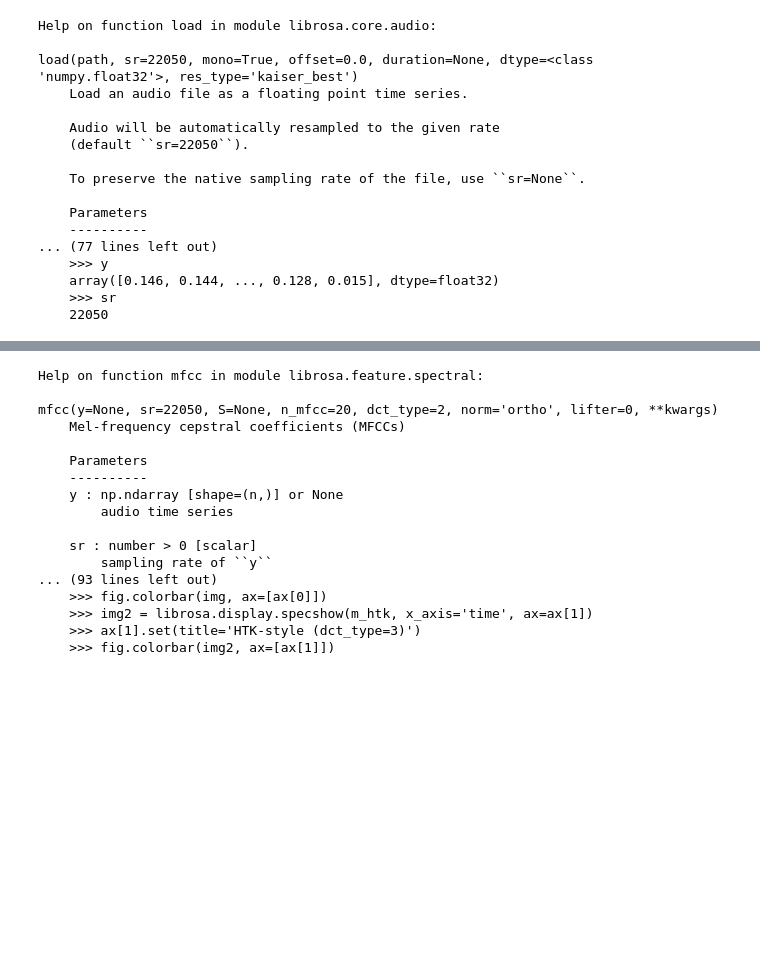
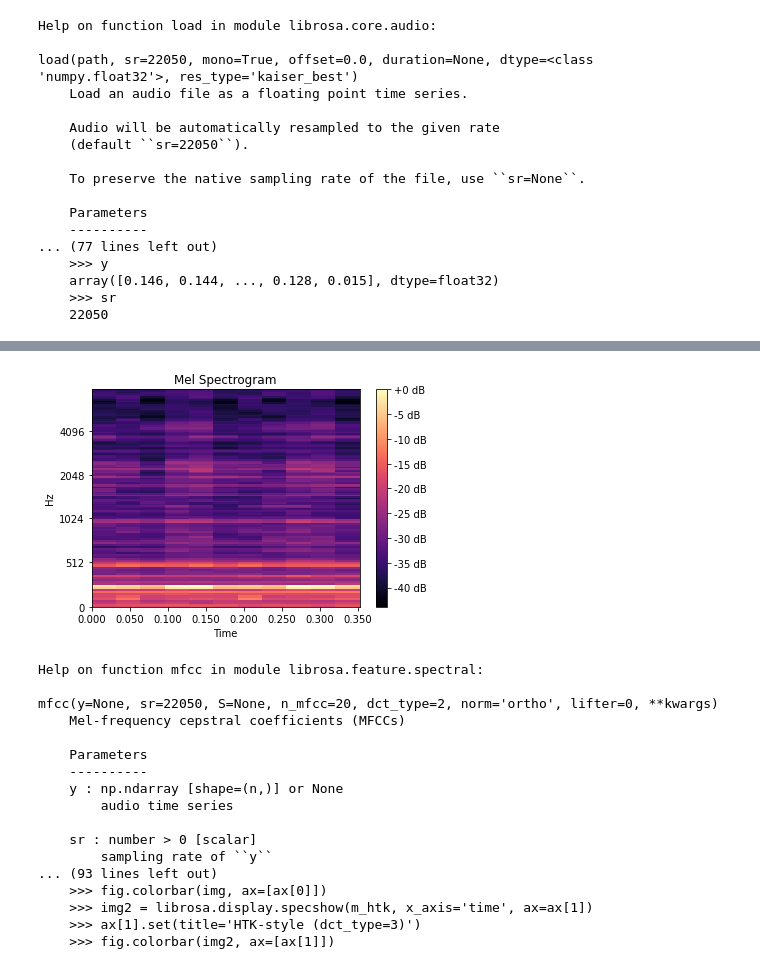
Before and after one commit to eceboran/AudioMalfunctionDetection, a Jupyter notebook: data_exploration_single_file.ipynb, the cells around one changed output, grey strips where cells are left out. Saved outputs shown, nothing was run; the diff lists cells and outputs as text; code cells hidden in the pictures; blank space fills up the shorter version.

```diff
--- a/data_exploration_single_file.ipynb
+++ b/data_exploration_single_file.ipynb
@@ -108,9 +105,15 @@ plt.show()
 # %%
-mel_spect = librosa.feature.melspectrogram(y=signal, sr=fs, n_fft=2048, hop_length=1024)
-mel_spect = librosa.power_to_db(spect, ref=np.max)
-librosa.display.specshow(mel_spect, y_axis='mel', fmax=8000, x_axis='time');
+# Compute and plot mel spectogram
+win_length = int(2*fs)
+n_fft = win_length
+hop_length = win_length//2
+mel_spect = librosa.feature.melspectrogram(y=signal, sr=fs, win_length=win_length, n_fft=n_fft, hop_length=hop_length)
+mel_spect = librosa.power_to_db(mel_spect, ref=np.max)
+librosa.display.specshow(mel_spect, sr=fs, x_axis='time', y_axis='mel');
 plt.title('Mel Spectrogram');
 plt.colorbar(format='%+2.0f dB');
+# %% [output]
+[figure, added]
 # %%
 help(librosa.feature.mfcc)
 # %% [output]
```
Also changed, not shown: parts of 12 cells of this notebook, 2 other files.
